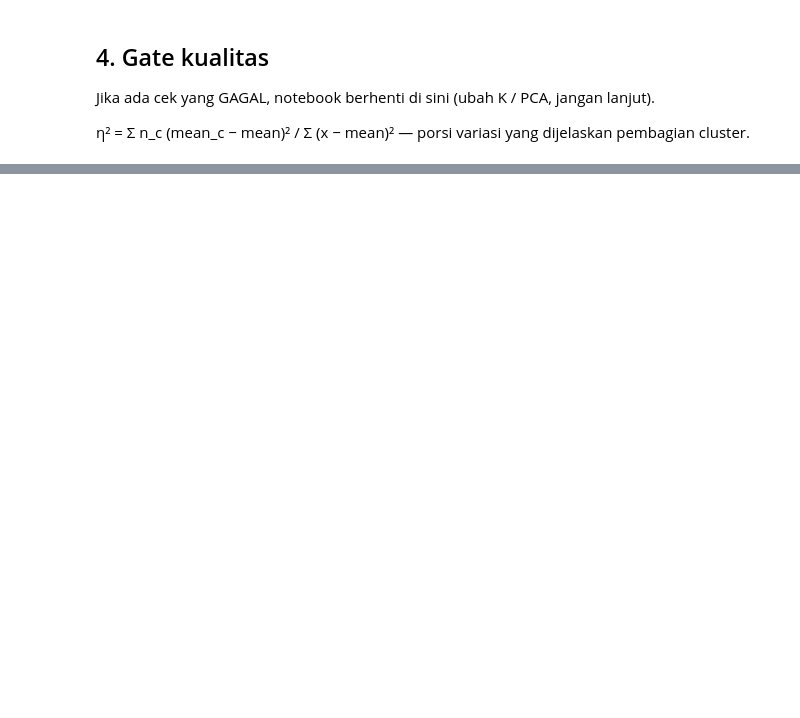
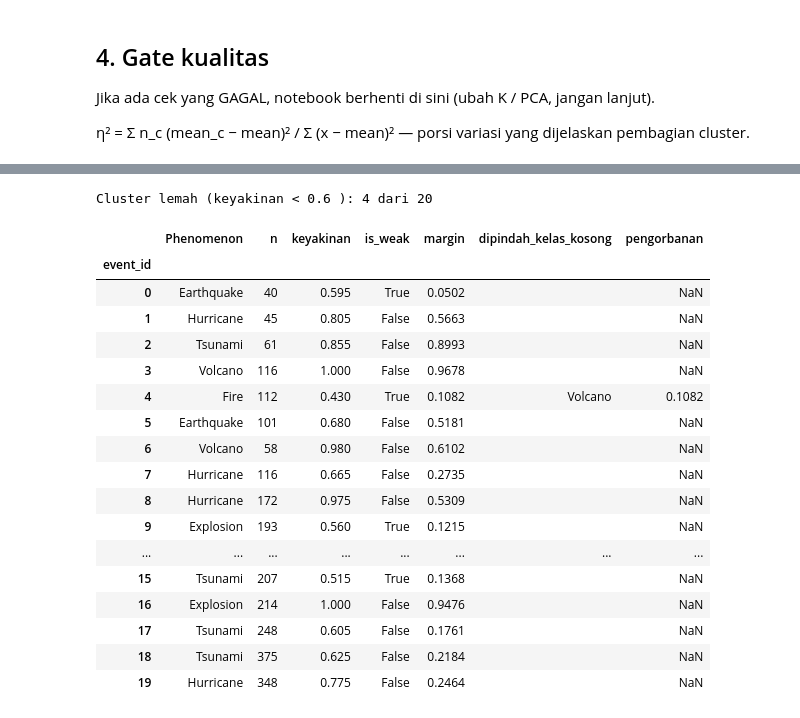
Before and after one commit to xenoo-droid/Perintis_DATAVIDIA, a Jupyter notebook: fahmi/B_kejadian.ipynb, the cells around one changed output, grey strips where cells are left out. Cells and saved outputs as stored; diff of their text form; code cells hidden in the pictures; blank space fills up the shorter version.

```diff
--- a/fahmi/B_kejadian.ipynb
+++ b/fahmi/B_kejadian.ipynb
@@ -522,0 +367,19 @@ Kelas tetap kosong: tidak ada
+# %%
+rel = {s: [] for s in SUMBU_NAMA}
+for seed in range(N_SPLIT_REL):
+    bag = np.random.default_rng(seed).random(N) < 0.5
+    for s in SUMBU_NAMA:
+        m1 = pd.Series(nilai[s].to_numpy()[bag]).groupby(event_id[bag]).median().reindex(range(K))
+        m2 = pd.Series(nilai[s].to_numpy()[~bag]).groupby(event_id[~bag]).median().reindex(range(K))
+        ok = m1.notna() & m2.notna()
+        rel[s].append(np.corrcoef(m1[ok], m2[ok])[0, 1])
+
+bobot_tab = pd.DataFrame({
+    "kolom": [SUMBU[s][0] for s in SUMBU_NAMA],
+    "reliabilitas": [np.mean(rel[s]) for s in SUMBU_NAMA],
+    "std": [np.std(rel[s]) for s in SUMBU_NAMA],
+}, index=SUMBU_NAMA)
+bobot_tab["bobot"] = bobot_tab["reliabilitas"].clip(lower=0)
+bobot_tab.index.name = "sumbu"
+BOBOT = bobot_tab["bobot"].to_dict()
+bobot_tab.round(4)
@@ -523,3 +532,47 @@ Kelas tetap kosong: tidak ada
+# %%
+idx_cluster = [np.where(event_id == e)[0] for e in range(K)]
+cocok = np.zeros(K)
+for b in range(N_BOOT):
+    rng_b = np.random.default_rng(b)
+    idx = np.concatenate([rng_b.choice(ix, size=len(ix), replace=True) for ix in idx_cluster])
+    med_b, _ = profil_median(event_id[idx], nilai.iloc[idx].reset_index(drop=True))
+    S_b = skor_kelas(z_robust(med_b), BOBOT)
+    cocok += (S_b.idxmax(axis=1).to_numpy() == nama_final.to_numpy())
+keyakinan = pd.Series(cocok / N_BOOT, index=range(K))
+
+names = pd.DataFrame({
+    "Phenomenon": nama_final, "n": ukuran, "keyakinan": keyakinan.round(4),
+    "is_weak": keyakinan < YAKIN_MIN, "margin": margin.round(4),
+})
+names.index.name = "event_id"
+for k in KELAS:
+    names["skor_" + k] = S[k].round(4)
+pindah = {d["event_id"]: d for d in log_pindah}
+names["dipindah_kelas_kosong"] = [pindah[e]["dari"] if e in pindah else "" for e in names.index]
+names["pengorbanan"] = [pindah[e]["pengorbanan"] if e in pindah else np.nan for e in names.index]
+
+print("Cluster lemah (keyakinan <", YAKIN_MIN, "):", int(names["is_weak"].sum()), "dari", K)
+names[["Phenomenon", "n", "keyakinan", "is_weak", "margin", "dipindah_kelas_kosong", "pengorbanan"]]
+# %% [output]
+Cluster lemah (keyakinan < 0.6 ): 4 dari 20
+|  | Phenomenon | n | keyakinan | is_weak | margin | dipindah_kelas_kosong | pengorbanan |
+| event_id |  |  |  |  |  |  |  |
+| 0 | Earthquake | 40 | 0.595 | True | 0.0502 |  | NaN |
+| 1 | Hurricane | 45 | 0.805 | False | 0.5663 |  | NaN |
+| 2 | Tsunami | 61 | 0.855 | False | 0.8993 |  | NaN |
+| 3 | Volcano | 116 | 1.000 | False | 0.9678 |  | NaN |
+| 4 | Fire | 112 | 0.430 | True | 0.1082 | Volcano | 0.1082 |
+| 5 | Earthquake | 101 | 0.680 | False | 0.5181 |  | NaN |
+| 6 | Volcano | 58 | 0.980 | False | 0.6102 |  | NaN |
+| 7 | Hurricane | 116 | 0.665 | False | 0.2735 |  | NaN |
+| 8 | Hurricane | 172 | 0.975 | False | 0.5309 |  | NaN |
+| 9 | Explosion | 193 | 0.560 | True | 0.1215 |  | NaN |
+| ... | ... | ... | ... | ... | ... | ... | ... |
+| 15 | Tsunami | 207 | 0.515 | True | 0.1368 |  | NaN |
+| 16 | Explosion | 214 | 1.000 | False | 0.9476 |  | NaN |
+| 17 | Tsunami | 248 | 0.605 | False | 0.1761 |  | NaN |
+| 18 | Tsunami | 375 | 0.625 | False | 0.2184 |  | NaN |
+| 19 | Hurricane | 348 | 0.775 | False | 0.2464 |  | NaN |
 # %%
 # Distribusi kelas
 distribusi = pd.DataFrame({
```
Also changed, not shown: parts of 37 cells of this notebook, 7 other files.
